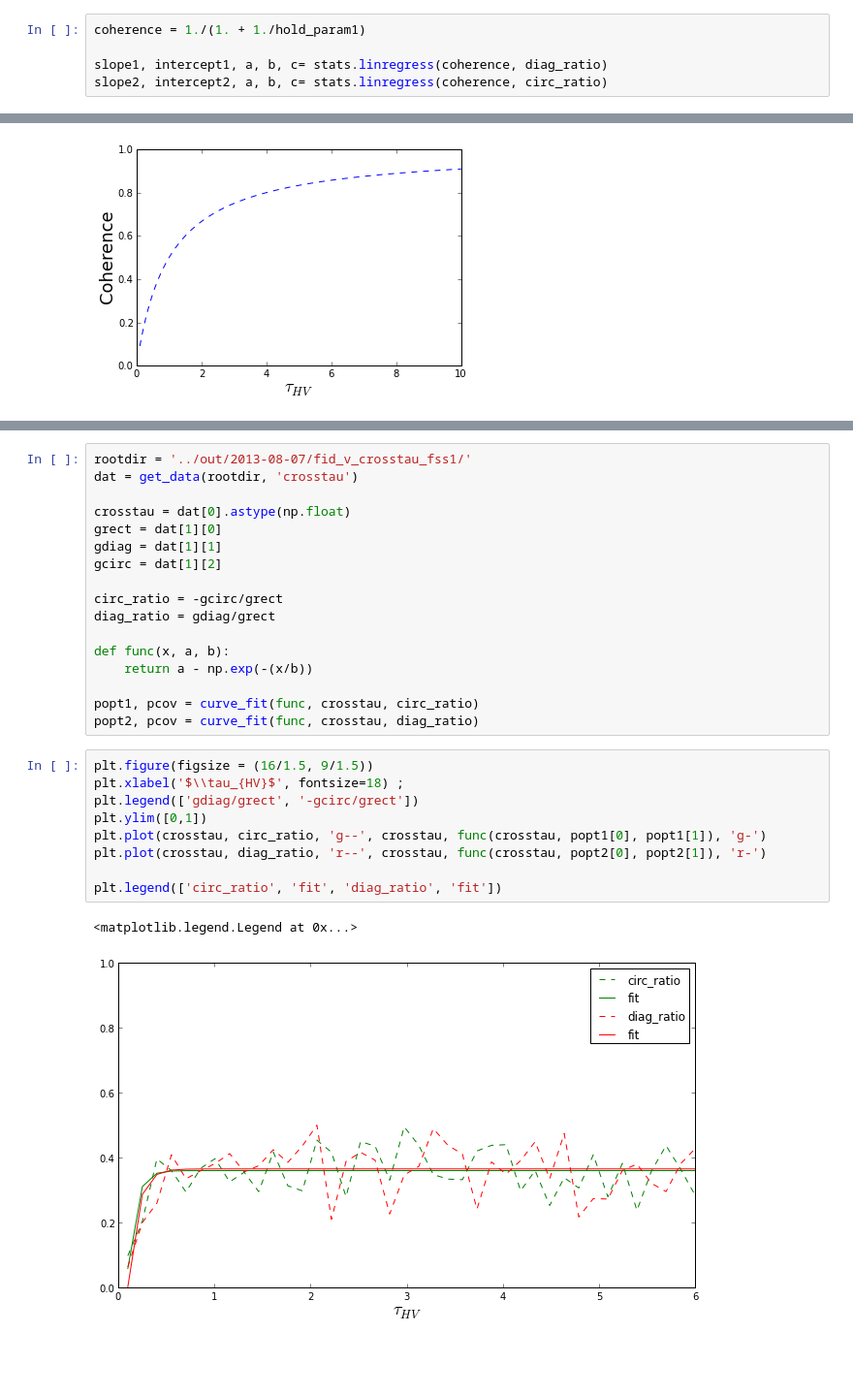
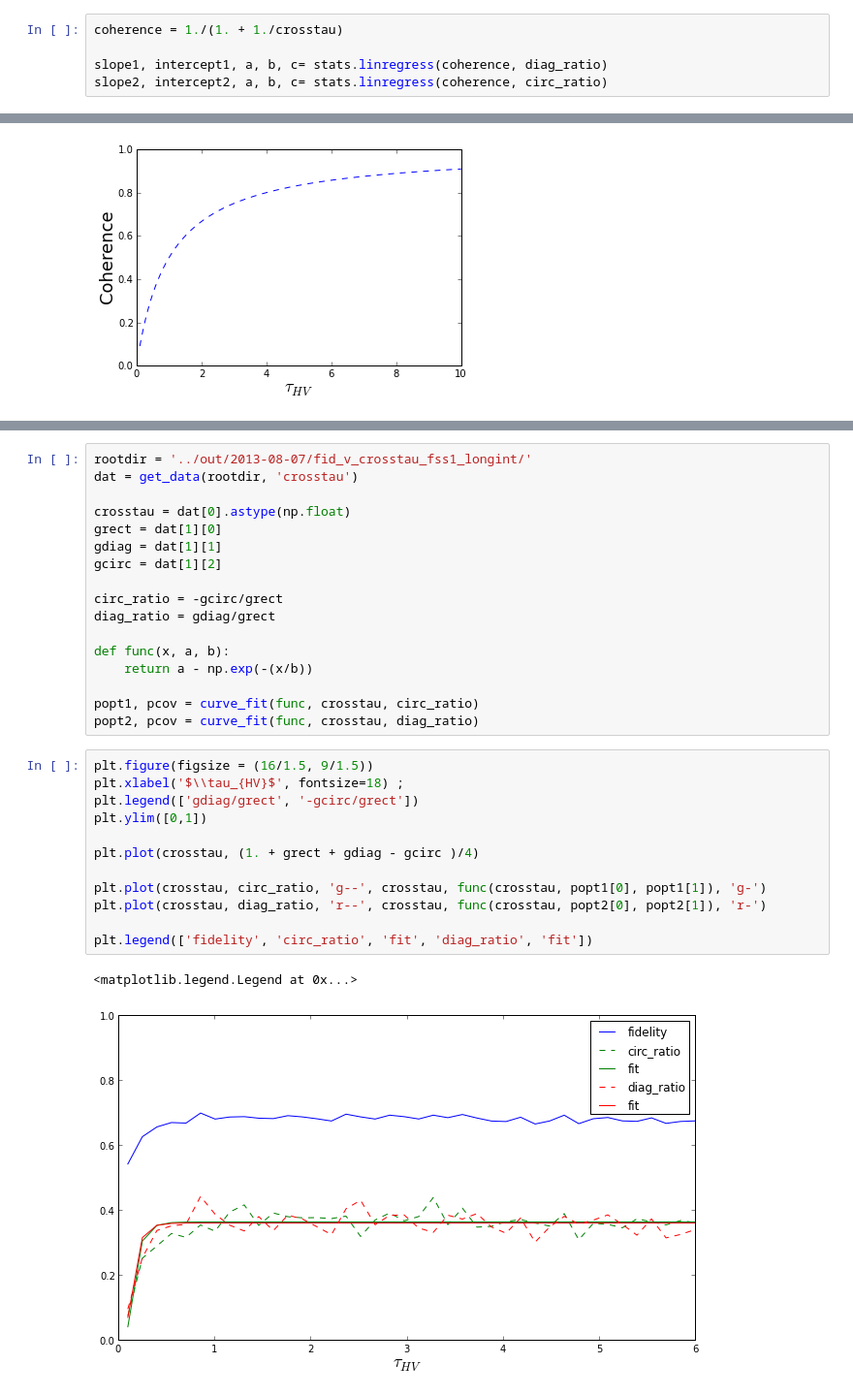
Before and after one commit to eoinmurray/icarus, a Jupyter notebook: notebooks/Degree of corrolation ratios.ipynb, the cells around one changed output, grey strips where cells are left out. Shown at 97% size. Drawn from its saved outputs; the diff is of its cells as text; blank space fills up the shorter version.

```diff
--- a/notebooks/Degree of corrolation ratios.ipynb
+++ b/notebooks/Degree of corrolation ratios.ipynb
@@ -67,5 +71,5 @@ plt.legend(['circ_ratio', 'fit', 'diag_ratio', 'fit'])
 # %%
-coherence = 1./(1. + 1./hold_param1)
+coherence = 1./(1. + 1./crosstau)
 
 slope1, intercept1, a, b, c= stats.linregress(coherence, diag_ratio)
 slope2, intercept2, a, b, c= stats.linregress(coherence, circ_ratio)
@@ -113,5 +115,5 @@ plt.xlabel('$\\tau_{HV}$', fontsize=18) ; plt.ylabel('Coherence', fontsize=18)
 # %%
-rootdir = '../out/2013-08-07/fid_v_crosstau_fss1/'
+rootdir = '../out/2013-08-07/fid_v_crosstau_fss1_longint/'
 dat = get_data(rootdir, 'crosstau')
 
 crosstau = dat[0].astype(np.float)
@@ -130,13 +132,16 @@ popt2, pcov = curve_fit(func, crosstau, diag_ratio)
 # %%
 plt.figure(figsize = (16/1.5, 9/1.5))
 plt.xlabel('$\\tau_{HV}$', fontsize=18) ;
 plt.legend(['gdiag/grect', '-gcirc/grect'])
 plt.ylim([0,1])
+
+plt.plot(crosstau, (1. + grect + gdiag - gcirc )/4)
+
 plt.plot(crosstau, circ_ratio, 'g--', crosstau, func(crosstau, popt1[0], popt1[1]), 'g-')
 plt.plot(crosstau, diag_ratio, 'r--', crosstau, func(crosstau, popt2[0], popt2[1]), 'r-')
 
-plt.legend(['circ_ratio', 'fit', 'diag_ratio', 'fit'])
+plt.legend(['fidelity', 'circ_ratio', 'fit', 'diag_ratio', 'fit'])
 # %% [output]
 <matplotlib.legend.Legend at 0x...>
-[figure, old version]
+[figure, new version]
 # %%
```
Also changed, not shown: parts of 6 cells of this notebook.
